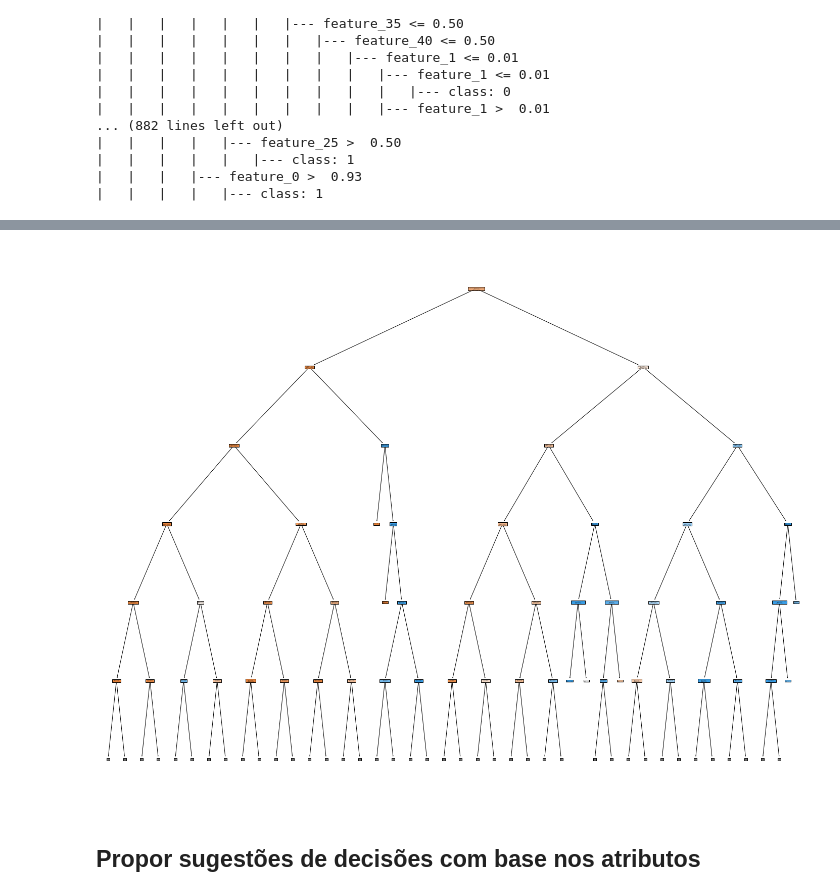
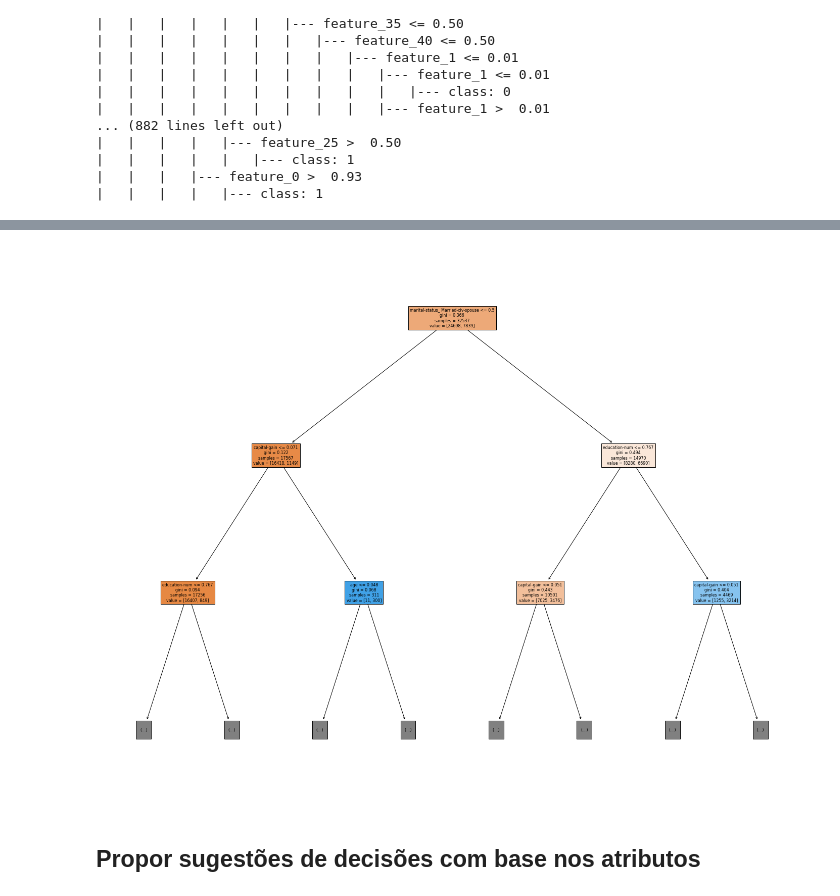
Before and after one commit to mariamaOlive/modelos-preditivos-residencia, a Jupyter notebook: Census.ipynb, the cells around one changed output, grey strips where cells are left out. Saved outputs shown, nothing was run; the diff lists cells and outputs as text; code cells hidden in the pictures.

```diff
--- a/Census.ipynb
+++ b/Census.ipynb
@@ -1143,12 +1257,12 @@ sorted(zip(feature_names, arvore.feature_importances_), reverse=True,  key=lambd
 # %%
 fig = plt.figure(figsize=(25,20))
 
 _ = tree.plot_tree(arvore,
                    feature_names = feature_names,
                    filled = True,
-                   max_depth = 5)
+                   max_depth = 2)
 # %% [output]
-[figure, old version]
+[figure, new version]
 # %% [markdown]
 ## Propor sugestões de decisões com base nos atributos
 # %% [markdown]
```
Also changed, not shown: parts of 18 cells of this notebook.
